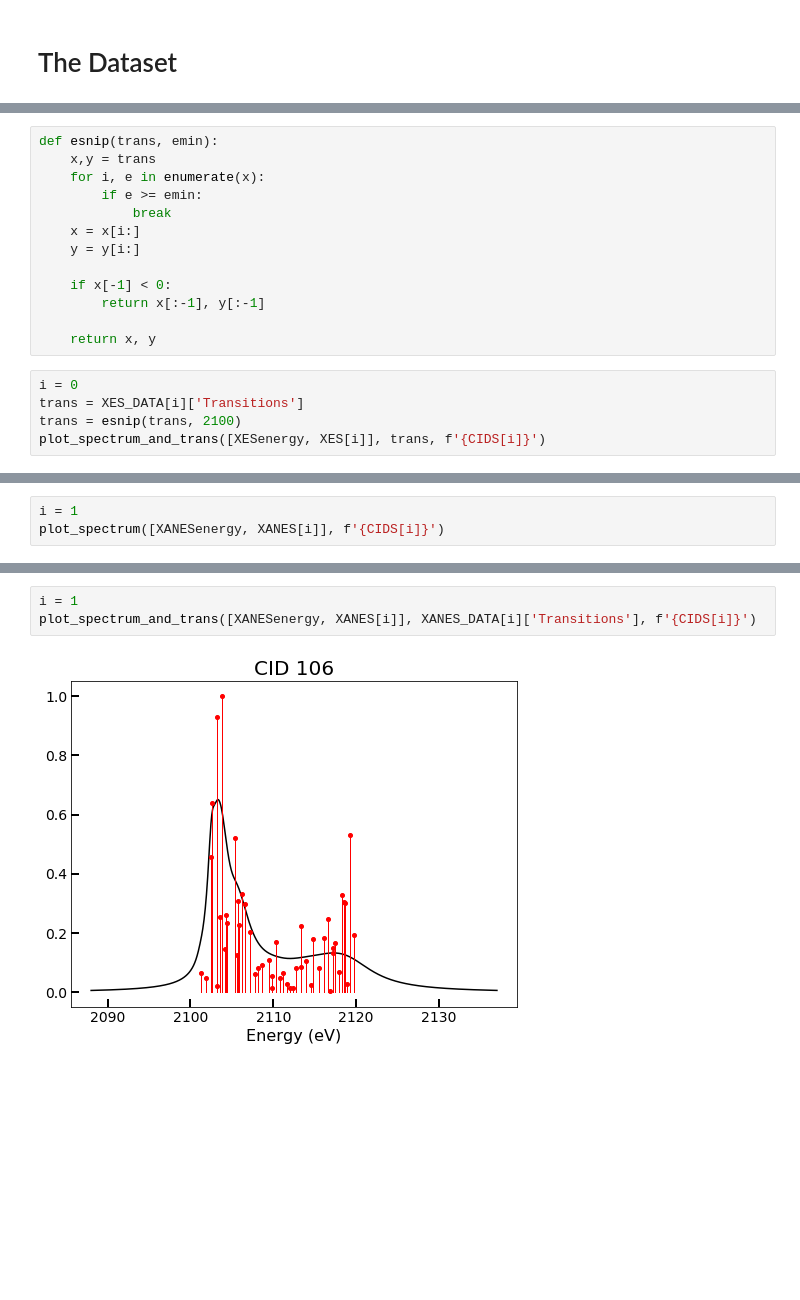
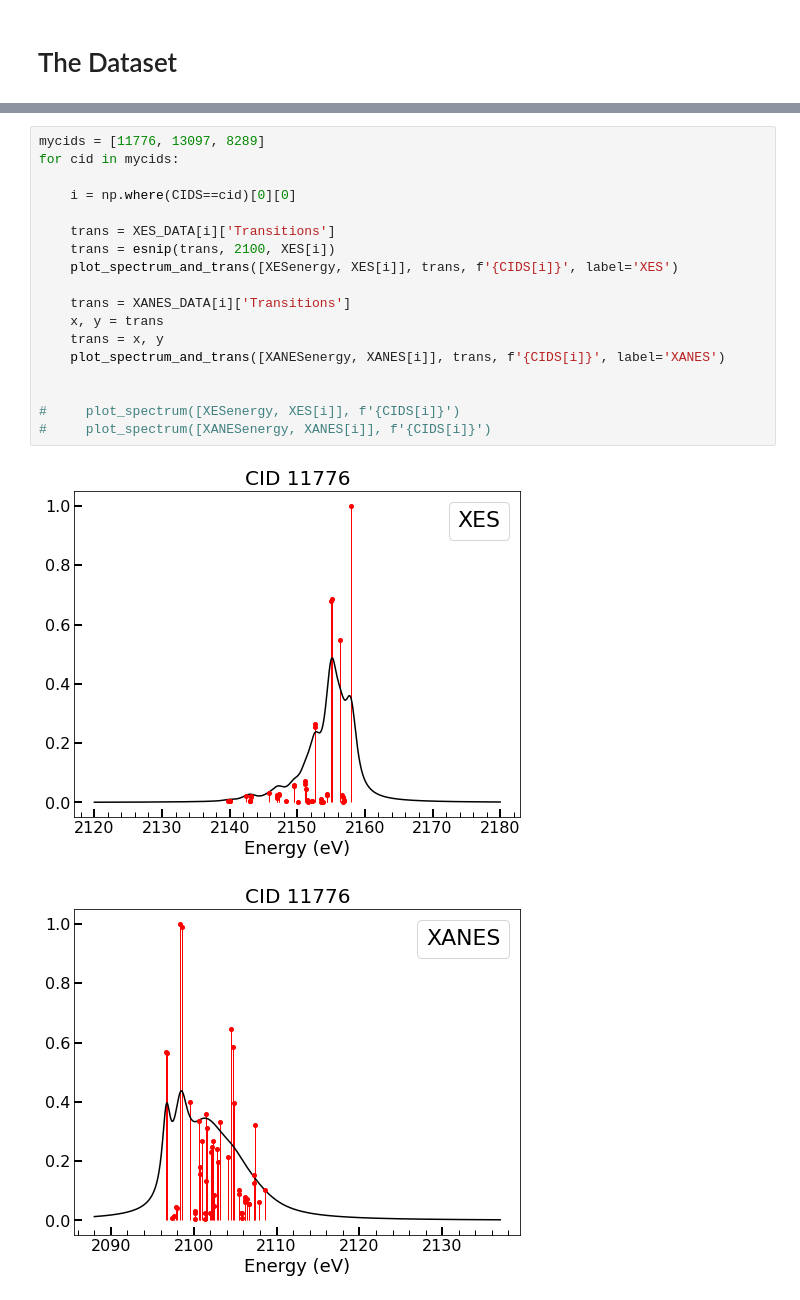
Before and after one commit to Seidler-Lab/Phosphorus-ML-Project, a Jupyter notebook: Data_Analysis.ipynb, the cells around one changed output, grey strips where cells are left out. Saved outputs shown, nothing was run; the diff lists cells and outputs as text; blank space fills up the shorter version.

```diff
--- a/Data_Analysis.ipynb
+++ b/Data_Analysis.ipynb
@@ -50,18 +69,0 @@ plot_spectrum([XESenergy, XES[i]], f'{CIDS[i]}')
-# %%
-def esnip(trans, emin):
-    x,y = trans
-    for i, e in enumerate(x):
-        if e >= emin:
-            break
-    x = x[i:]
-    y = y[i:]
-
-    if x[-1] < 0:
-        return x[:-1], y[:-1]
-
-    return x, y
-# %%
-i = 0
-trans = XES_DATA[i]['Transitions']
-trans = esnip(trans, 2100)
-plot_spectrum_and_trans([XESenergy, XES[i]], trans, f'{CIDS[i]}')
@@ -70,3 +69,0 @@ plot_spectrum_and_trans([XESenergy, XES[i]], trans, f'{CIDS[i]}')
-# %%
-i = 1
-plot_spectrum([XANESenergy, XANES[i]], f'{CIDS[i]}')
@@ -75,5 +70,21 @@ plot_spectrum([XANESenergy, XANES[i]], f'{CIDS[i]}')
-# %%
-i = 1
-plot_spectrum_and_trans([XANESenergy, XANES[i]], XANES_DATA[i]['Transitions'], f'{CIDS[i]}')
-# %% [output]
-[figure, removed]
+# %%
+mycids = [11776, 13097, 8289]
+for cid in mycids:
+
+    i = np.where(CIDS==cid)[0][0]
+
+    trans = XES_DATA[i]['Transitions']
+    trans = esnip(trans, 2100, XES[i])
+    plot_spectrum_and_trans([XESenergy, XES[i]], trans, f'{CIDS[i]}', label='XES')
+
+    trans = XANES_DATA[i]['Transitions']
+    x, y = trans
+    trans = x, y
+    plot_spectrum_and_trans([XANESenergy, XANES[i]], trans, f'{CIDS[i]}', label='XANES')
+
+
+#     plot_spectrum([XESenergy, XES[i]], f'{CIDS[i]}')
+#     plot_spectrum([XANESenergy, XANES[i]], f'{CIDS[i]}')
+# %% [output]
+[figure, added]
+[figure, added]
```
Also changed, not shown: parts of 30 cells of this notebook, 3 other files.
